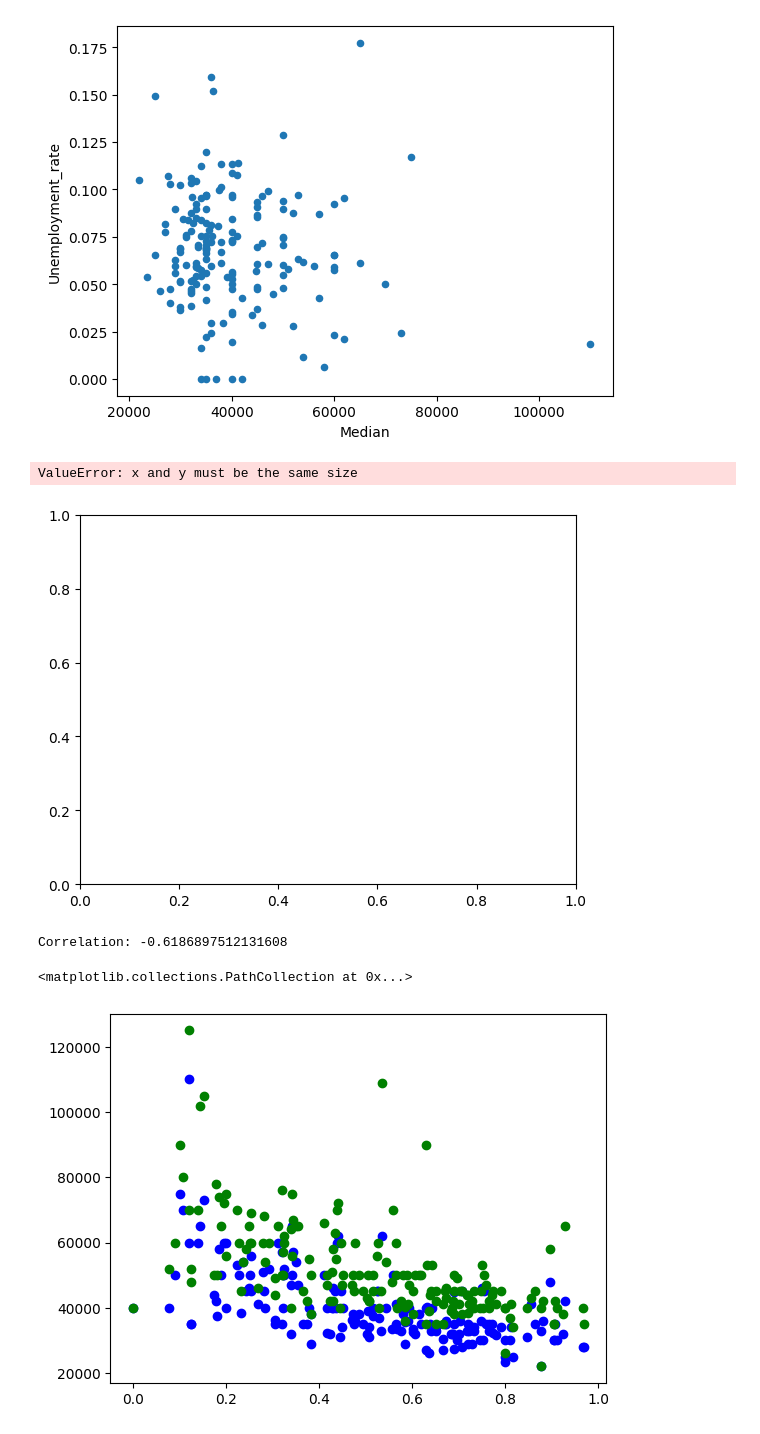
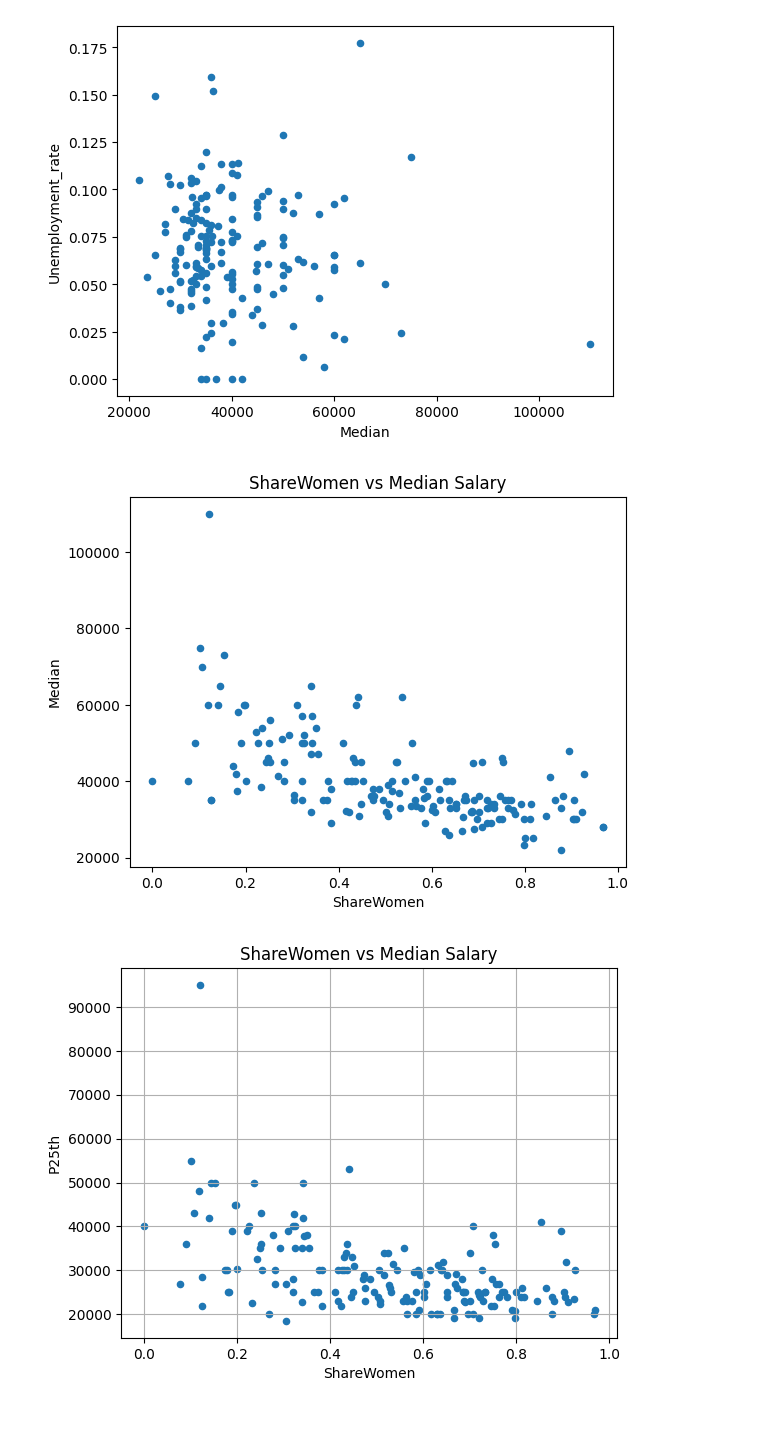
Before and after one commit to pgarco/GESISPython2025, a Jupyter notebook: Day4/Pandas and Visualisation/Matplotlib_and_Pandas.ipynb, the cells around one changed output. Saved outputs shown, nothing was run; the diff lists cells and outputs as text; code cells hidden in the pictures.

```diff
--- a/Day4/Pandas and Visualisation/Matplotlib_and_Pandas.ipynb
+++ b/Day4/Pandas and Visualisation/Matplotlib_and_Pandas.ipynb
@@ -132,26 +132,10 @@ df.plot(x="Median", y="Unemployment_rate", kind="scatter")
 # %% [output]
 <Axes: xlabel='Median', ylabel='Unemployment_rate'>
 [figure]
-# %%
-df.plot(x='ShareWomen', y=['Median','P25th'], kind='scatter', title='ShareWomen vs Median Salary')
-df.plot(x='ShareWomen', y='P25th', kind='scatter', title='ShareWomen vs Median Salary')
-plt.grid(True)
-# %% [output]
-ValueError: x and y must be the same size
-[figure, removed]
-# %%
-
-correlation = df['ShareWomen'].corr(df['Median'])
-print("Correlation:",correlation)
-# %% [output]
-Correlation: -0.6186897512131608
-# %%
-
-# First scatter: ShareWomen vs Median
-plt.scatter(df['ShareWomen'], df['Median'], color='blue', label='ShareWomen vs Median')
-
-# Second scatter: Unemployment_rate vs Median
-plt.scatter(df['ShareWomen'], df['P75th'], color='green', label='Unemployment Rate vs Median')
-# %% [output]
-<matplotlib.collections.PathCollection at 0x...>
-[figure, removed]
+# %%
+df.plot(x='ShareWomen', y='Median', kind='scatter', title='ShareWomen vs Median Salary')
+df.plot(x='ShareWomen', y='P25th', kind='scatter', title='ShareWomen vs Median Salary')
+plt.grid(True)
+# %% [output]
+[figure, added]
+[figure, added]
```
Also changed, not shown: parts of 14 cells of this notebook.
